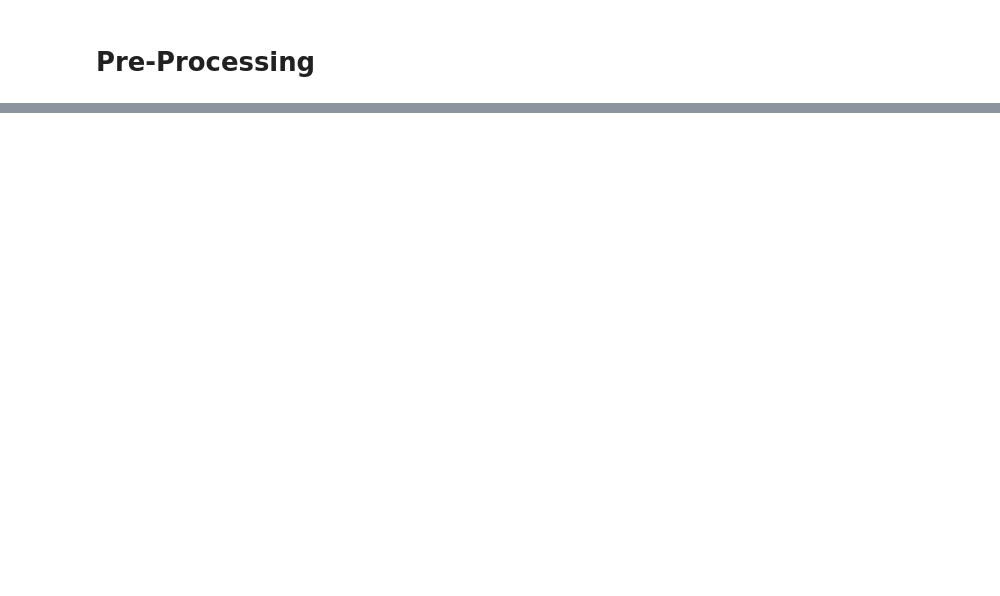
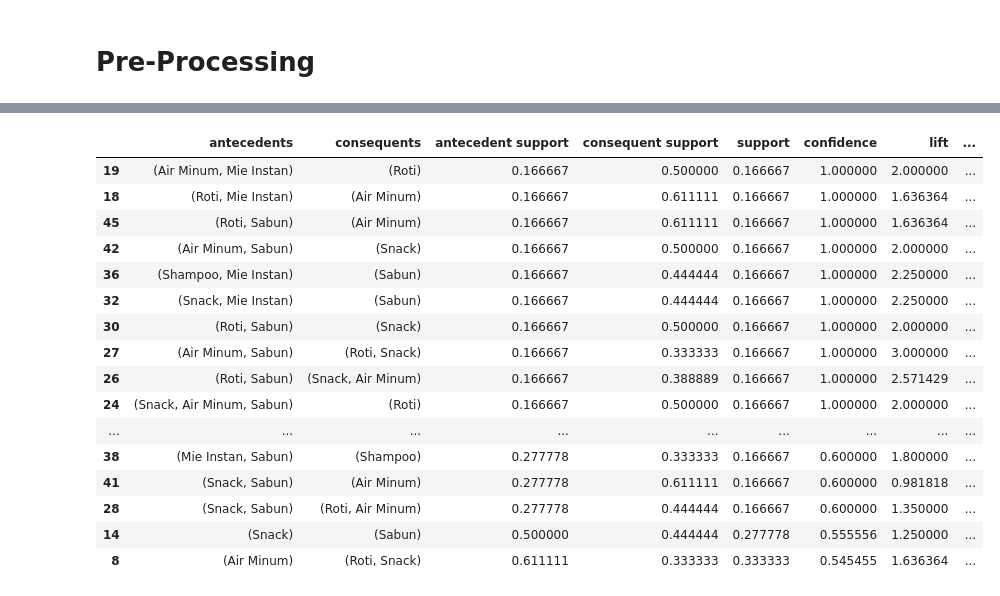
Before and after one commit to fazamina/Case-Study-Data-Mining, a Jupyter notebook: StudyCase3_DatMin_Kelompok_E.ipynb, the cells around one changed output, grey strips where cells are left out. Saved outputs shown, nothing was run; the diff lists cells and outputs as text; code cells hidden in the pictures; blank space fills up the shorter version.

```diff
--- a/StudyCase3_DatMin_Kelompok_E.ipynb
+++ b/StudyCase3_DatMin_Kelompok_E.ipynb
@@ -64,0 +209,3 @@ Beberapa hal yang kami lakukan saat data cleaning di Excel yaitu:
+# %%
+basket = basket.sum().unstack().reset_index().fillna(0).set_index('ID Transaksi')
+basket.head()
@@ -64,0 +220,9 @@ Beberapa hal yang kami lakukan saat data cleaning di Excel yaitu:
+# %%
+def encode_units(x):
+    if x <= 0:
+        return 0
+    if x >= 1:
+        return 1
+
+basket_sets = basket.applymap(encode_units) # one-hot encoding
+basket_sets.head()
@@ -64,0 +516,4 @@ Beberapa hal yang kami lakukan saat data cleaning di Excel yaitu:
+# %%
+frequent_itemsets = apriori(basket_sets, min_support=0.07, use_colnames=True)
+frequent_itemsets.sort_values(by='support', ascending=False, na_position='last', inplace = True)
+frequent_itemsets
@@ -64,0 +554,3 @@ Beberapa hal yang kami lakukan saat data cleaning di Excel yaitu:
+# %%
+basket_ar = association_rules(frequent_itemsets, metric = "confidence", min_threshold = 0.5)
+basket_ar
@@ -64,0 +571,20 @@ Beberapa hal yang kami lakukan saat data cleaning di Excel yaitu:
+# %%
+basket_ar[(basket_ar.support > 0.15) & (basket_ar.confidence > 0.5)].sort_values("confidence", ascending = False)
+# %% [output]
+|  | antecedents | consequents | antecedent support | consequent support | support | confidence | lift | ... |
+| 19 | (Air Minum, Mie Instan) | (Roti) | 0.166667 | 0.500000 | 0.166667 | 1.000000 | 2.000000 | ... |
+| 18 | (Roti, Mie Instan) | (Air Minum) | 0.166667 | 0.611111 | 0.166667 | 1.000000 | 1.636364 | ... |
+| 45 | (Roti, Sabun) | (Air Minum) | 0.166667 | 0.611111 | 0.166667 | 1.000000 | 1.636364 | ... |
+| 42 | (Air Minum, Sabun) | (Snack) | 0.166667 | 0.500000 | 0.166667 | 1.000000 | 2.000000 | ... |
+| 36 | (Shampoo, Mie Instan) | (Sabun) | 0.166667 | 0.444444 | 0.166667 | 1.000000 | 2.250000 | ... |
+| 32 | (Snack, Mie Instan) | (Sabun) | 0.166667 | 0.444444 | 0.166667 | 1.000000 | 2.250000 | ... |
+| 30 | (Roti, Sabun) | (Snack) | 0.166667 | 0.500000 | 0.166667 | 1.000000 | 2.000000 | ... |
+| 27 | (Air Minum, Sabun) | (Roti, Snack) | 0.166667 | 0.333333 | 0.166667 | 1.000000 | 3.000000 | ... |
+| 26 | (Roti, Sabun) | (Snack, Air Minum) | 0.166667 | 0.388889 | 0.166667 | 1.000000 | 2.571429 | ... |
+| 24 | (Snack, Air Minum, Sabun) | (Roti) | 0.166667 | 0.500000 | 0.166667 | 1.000000 | 2.000000 | ... |
+| ... | ... | ... | ... | ... | ... | ... | ... | ... |
+| 38 | (Mie Instan, Sabun) | (Shampoo) | 0.277778 | 0.333333 | 0.166667 | 0.600000 | 1.800000 | ... |
+| 41 | (Snack, Sabun) | (Air Minum) | 0.277778 | 0.611111 | 0.166667 | 0.600000 | 0.981818 | ... |
+| 28 | (Snack, Sabun) | (Roti, Air Minum) | 0.277778 | 0.444444 | 0.166667 | 0.600000 | 1.350000 | ... |
+| 14 | (Snack) | (Sabun) | 0.500000 | 0.444444 | 0.277778 | 0.555556 | 1.250000 | ... |
+| 8 | (Air Minum) | (Roti, Snack) | 0.611111 | 0.333333 | 0.333333 | 0.545455 | 1.636364 | ... |
```
Also changed, not shown: parts of 81 cells of this notebook.
